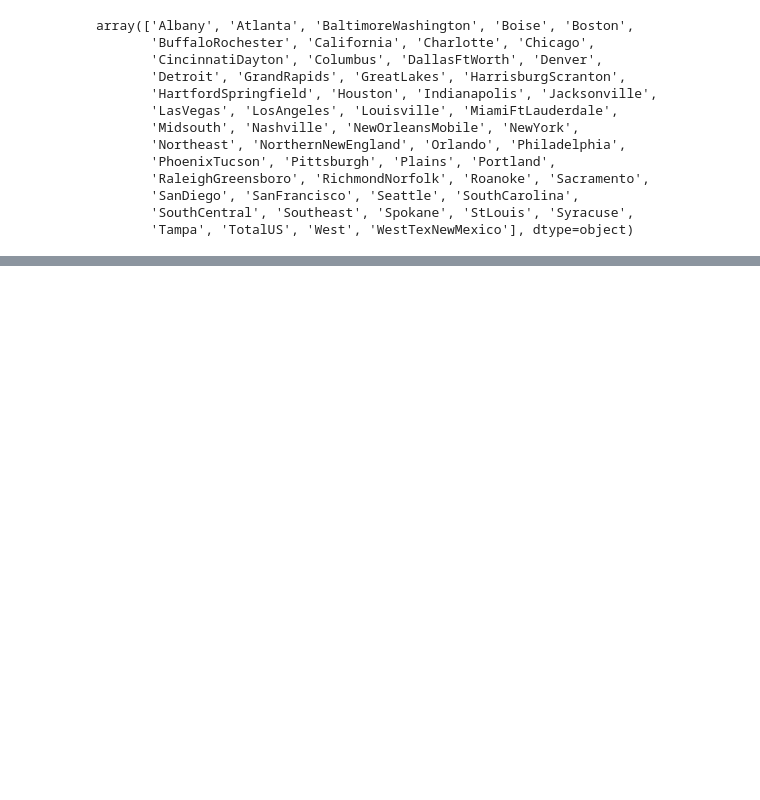
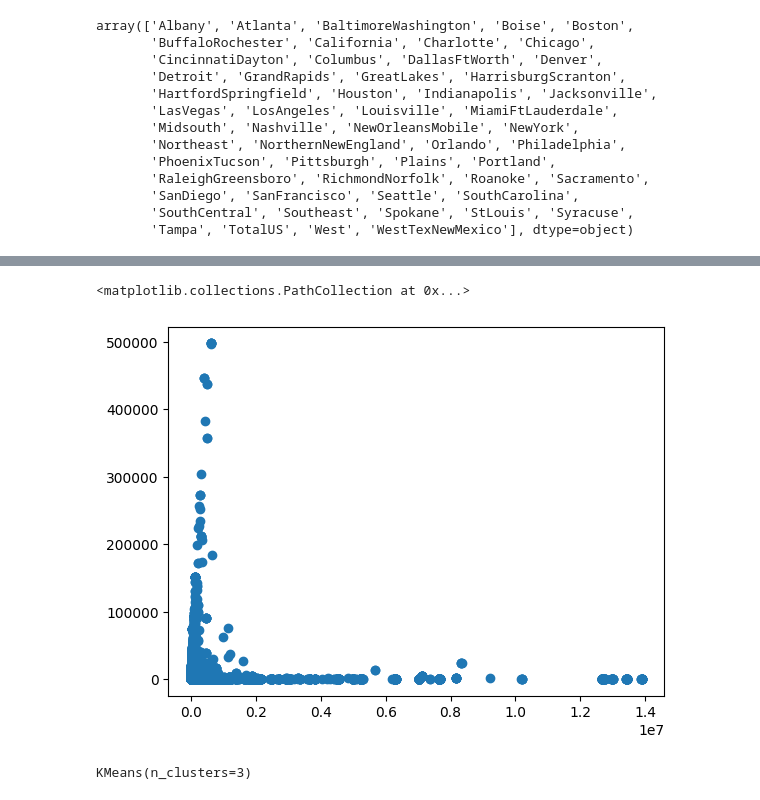
Before and after one commit to plpcollado/Laboratorio_A01664621, a Jupyter notebook: Pandas_A01664621.ipynb, the cells around one changed output, grey strips where cells are left out. Drawn from its saved outputs; the diff is of its cells as text; code cells hidden in the pictures; blank space fills up the shorter version.

Commit message:
Adding analysis of covid tweets with followers and friends

```diff
--- a/Pandas_A01664621.ipynb
+++ b/Pandas_A01664621.ipynb
@@ -124,0 +130,6 @@ array(['Albany', 'Atlanta', 'BaltimoreWashington', 'Boise', 'Boston',
+# %%
+# Read the cvs file of covid19_tweets.csv
+df2 = pd.read_csv("TC1002S/covid19_tweets.csv")
+
+# Show the first 5 rows of the dataframe
+df2.head()
@@ -124,0 +143,18 @@ array(['Albany', 'Atlanta', 'BaltimoreWashington', 'Boise', 'Boston',
+# %%
+#Creating a order pair with user_followers and user_friends
+var=[]
+for j in range(len(df2["user_followers"])):
+    var.append([df2["user_followers"][j],df2["user_friends"][j]])
+
+var2=np.array(var)
+plt.scatter(var2[:,0],var2[:,1])
+# %% [output]
+<matplotlib.collections.PathCollection at 0x...>
+[figure, added]
+# %%
+#Making the clusters
+n= 3
+k_means = KMeans(n_clusters=n)
+k_means.fit(var2)
+# %% [output]
+KMeans(n_clusters=3)
```
Also changed, not shown: parts of 6 cells of this notebook, 1 other file.
